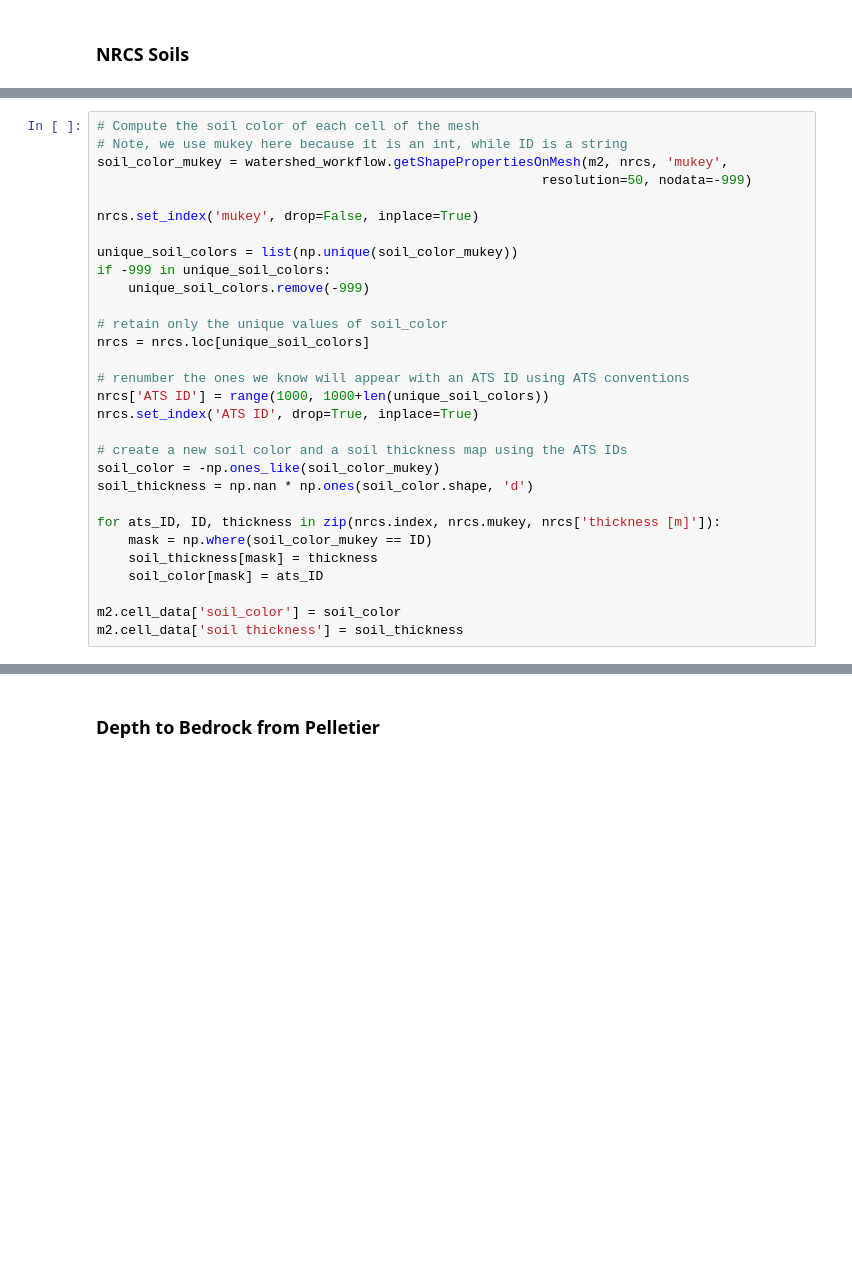
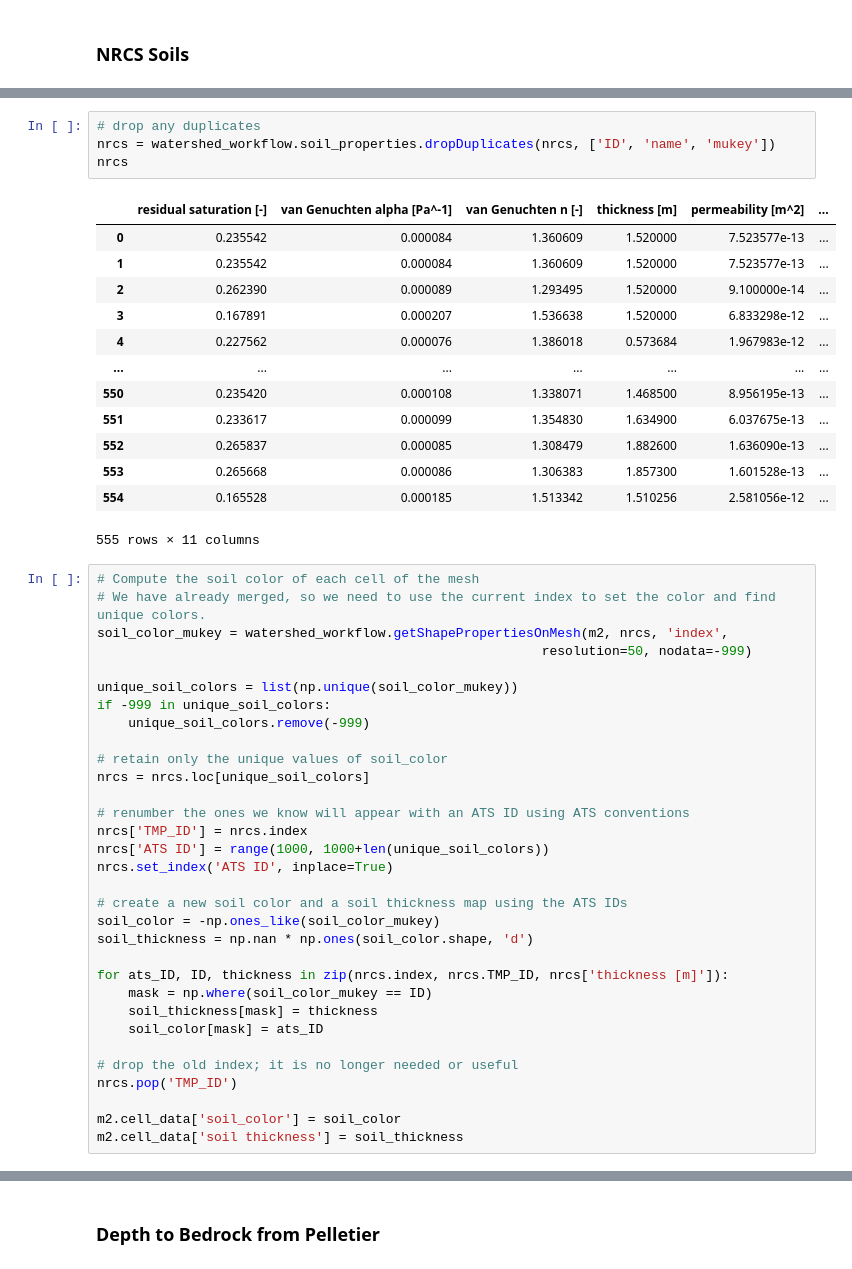
Before and after one commit to environmental-modeling-workflows/PacWest-RDT, a Jupyter notebook: RussianRiver-smaller/workflow/06_subsurface.ipynb, the cells around one changed output, grey strips where cells are left out. Saved outputs shown, nothing was run; the diff lists cells and outputs as text; blank space fills up the shorter version.

Commit message:
updates to current, and seemingly working, Russian River smaller case

```diff
--- a/RussianRiver-smaller/workflow/06_subsurface.ipynb
+++ b/RussianRiver-smaller/workflow/06_subsurface.ipynb
@@ -197,10 +279,26 @@ nrcs.isna().any()
+# %%
+# drop any duplicates
+nrcs = watershed_workflow.soil_properties.dropDuplicates(nrcs, ['ID', 'name', 'mukey'])
+nrcs
+# %% [output]
+|  | residual saturation [-] | van Genuchten alpha [Pa^-1] | van Genuchten n [-] | thickness [m] | permeability [m^2] | ... |
+| 0 | 0.235542 | 0.000084 | 1.360609 | 1.520000 | 7.523577e-13 | ... |
+| 1 | 0.235542 | 0.000084 | 1.360609 | 1.520000 | 7.523577e-13 | ... |
+| 2 | 0.262390 | 0.000089 | 1.293495 | 1.520000 | 9.100000e-14 | ... |
+| 3 | 0.167891 | 0.000207 | 1.536638 | 1.520000 | 6.833298e-12 | ... |
+| 4 | 0.227562 | 0.000076 | 1.386018 | 0.573684 | 1.967983e-12 | ... |
+| ... | ... | ... | ... | ... | ... | ... |
+| 550 | 0.235420 | 0.000108 | 1.338071 | 1.468500 | 8.956195e-13 | ... |
+| 551 | 0.233617 | 0.000099 | 1.354830 | 1.634900 | 6.037675e-13 | ... |
+| 552 | 0.265837 | 0.000085 | 1.308479 | 1.882600 | 1.636090e-13 | ... |
+| 553 | 0.265668 | 0.000086 | 1.306383 | 1.857300 | 1.601528e-13 | ... |
+| 554 | 0.165528 | 0.000185 | 1.513342 | 1.510256 | 2.581056e-12 | ... |
+555 rows × 11 columns
 # %%
 # Compute the soil color of each cell of the mesh
-# Note, we use mukey here because it is an int, while ID is a string
-soil_color_mukey = watershed_workflow.getShapePropertiesOnMesh(m2, nrcs, 'mukey',
+# We have already merged, so we need to use the current index to set the color and find unique colors.
+soil_color_mukey = watershed_workflow.getShapePropertiesOnMesh(m2, nrcs, 'index',
                                                          resolution=50, nodata=-999)
-
-nrcs.set_index('mukey', drop=False, inplace=True)
 
 unique_soil_colors = list(np.unique(soil_color_mukey))
 if -999 in unique_soil_colors:
@@ -210,18 +308,22 @@ if -999 in unique_soil_colors:
 nrcs = nrcs.loc[unique_soil_colors]
 
 # renumber the ones we know will appear with an ATS ID using ATS conventions
+nrcs['TMP_ID'] = nrcs.index
 nrcs['ATS ID'] = range(1000, 1000+len(unique_soil_colors))
-nrcs.set_index('ATS ID', drop=True, inplace=True)
+nrcs.set_index('ATS ID', inplace=True)
 
 # create a new soil color and a soil thickness map using the ATS IDs
 soil_color = -np.ones_like(soil_color_mukey)
 soil_thickness = np.nan * np.ones(soil_color.shape, 'd')
 
-for ats_ID, ID, thickness in zip(nrcs.index, nrcs.mukey, nrcs['thickness [m]']):
+for ats_ID, ID, thickness in zip(nrcs.index, nrcs.TMP_ID, nrcs['thickness [m]']):
     mask = np.where(soil_color_mukey == ID)
     soil_thickness[mask] = thickness
     soil_color[mask] = ats_ID
 
+# drop the old index; it is no longer needed or useful
+nrcs.pop('TMP_ID')
+
 m2.cell_data['soil_color'] = soil_color
 m2.cell_data['soil thickness'] = soil_thickness
 # %%
```
Also changed, not shown: parts of 35 cells of this notebook, 7 other files.
